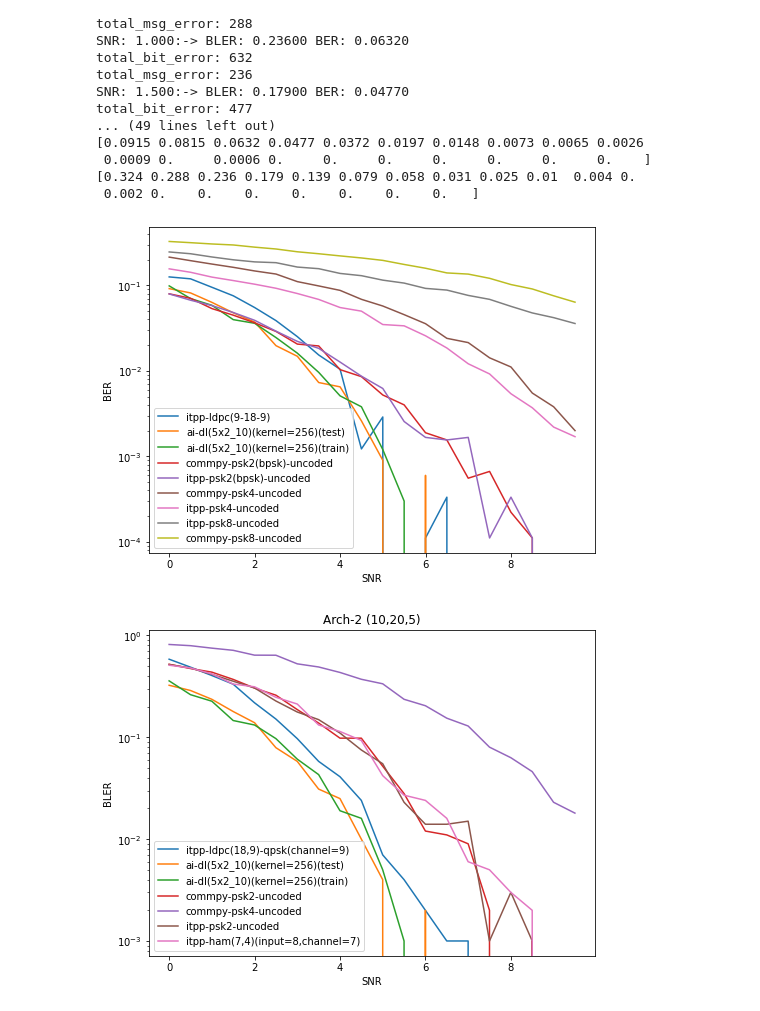
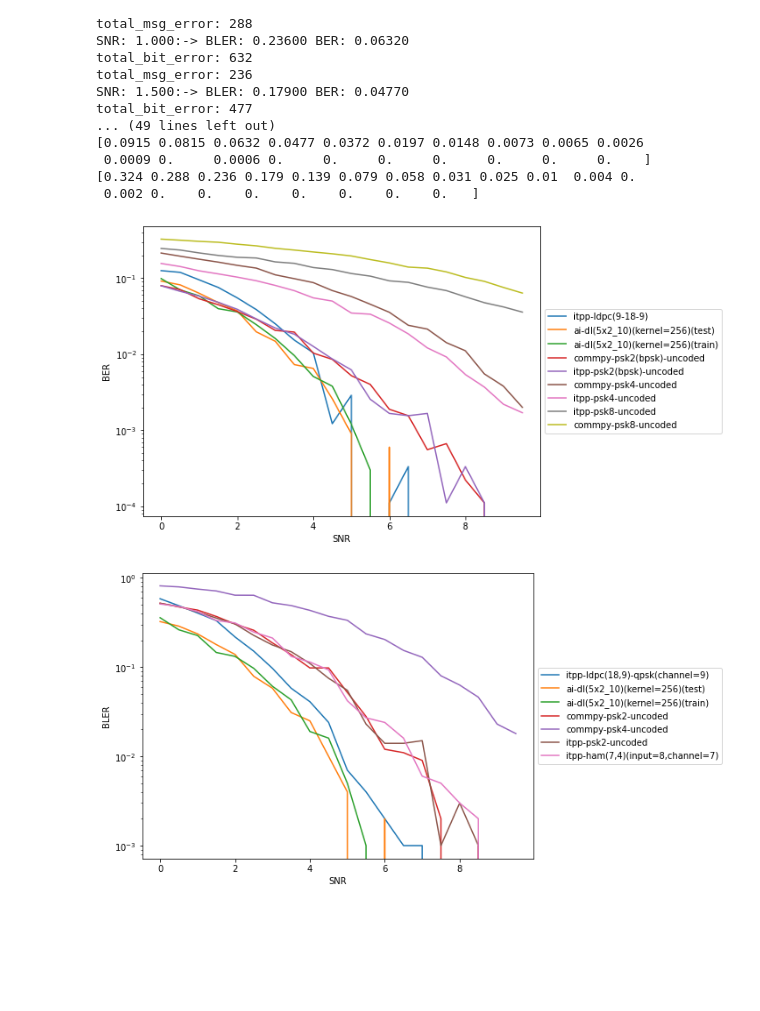
Before and after one commit to iamviji/project, a Jupyter notebook: Report/CNNAE_5x2_8_10.ipynb, the cells around one changed output. Cells and saved outputs as stored; diff of their text form; code cells hidden in the pictures; blank space fills up the shorter version.

```diff
--- a/Report/CNNAE_5x2_8_10.ipynb
+++ b/Report/CNNAE_5x2_8_10.ipynb
@@ -532,29 +534,29 @@ total_bit_error: 477
 # %%
 import matplotlib.pyplot as plt
 %matplotlib inline
 snrs = numpy.arange (SNR_BEGIN, SNR_END, SNR_STEP_SIZE)
 fig, (ax1) = plt.subplots(1,1,figsize=(8,6))
 ax1.semilogy(snrs,ber_per_iter_ldpc_itpp_psk_4,'', label="itpp-ldpc(9-18-9)") # plot BER vs SNR
 ax1.semilogy(snrs,ber_per_iter_dl_tensor2,'', label="ai-dl(5x2_10)(kernel=256)(test)") # plot BER vs SNR
 ax1.semilogy(snrs,ber_per_iter_dl_tensor1,'', label="ai-dl(5x2_10)(kernel=256)(train)") # plot BER vs SNR
 ax1.semilogy(snrs,ber_per_iter_uncoded_commpy_psk_2,'', label="commpy-psk2(bpsk)-uncoded") # plot BER vs SNR
 ax1.semilogy(snrs,ber_per_iter_uncoded_itpp_psk_2,'', label="itpp-psk2(bpsk)-uncoded") # plot BER vs SNR
 ax1.semilogy(snrs,ber_per_iter_uncoded_commpy_psk_4,'', label="commpy-psk4-uncoded") # plot BER vs SNR
 ax1.semilogy(snrs,ber_per_iter_uncoded_itpp_psk_4,'', label="itpp-psk4-uncoded") # plot BER vs SNR
 #ax1.semilogy(snrs,ber_per_iter_ham_itpp_psk_4,'', label="itpp-ham(7,4)(input=8,channel=7)") # plot BER vs SNR
 ax1.semilogy(snrs,ber_per_iter_uncoded_itpp_psk_8,'', label="itpp-psk8-uncoded") # plot BER vs SNR
 ax1.semilogy(snrs,ber_per_iter_uncoded_commpy_psk_8,'', label="commpy-psk8-uncoded") # plot BER vs SNR
 #ax1.semilogy(snrs,PSK_2_BER_theory[0:20],'', label="psk2-theory") # plot BER vs SNR
 #ax1.semilogy(snrs,PSK_4_BER_theory[0:20],'', label="psk4-theory") # plot BER vs SNR
 #ax1.semilogy(snrs,PSK_8_BER_theory[0:20],'', label="psk8-theory") # plot BER vs SNR
 ax1.set_ylabel('BER')
 ax1.set_xlabel('SNR')
 #ax1.set_title('Arch-2 ({},{},{})'.format(input_message_length,2*input_message_length, channel_size))
 plt.savefig('ldpc_ber_{}_{}.png'.format(2*channel_size,input_message_length))
-plt.legend ()
+plt.legend(loc='center left', bbox_to_anchor=(1, 0.5))
 plt.show()
 # %% [output]
-[figure, old version]
+[figure, new version]
 # %%
 import matplotlib.pyplot as plt
 %matplotlib inline
@@ -569,7 +571,7 @@ ax1.semilogy(snrs,bler_per_iter_uncoded_itpp_psk_2,'', label="itpp-psk2-uncoded"
 ax1.semilogy(snrs,bler_per_iter_ham_itpp_psk_4,'', label="itpp-ham(7,4)(input=8,channel=7)") # plot BER vs SNR
 ax1.set_ylabel('BLER')
 ax1.set_xlabel('SNR')
-ax1.set_title('Arch-2 ({},{},{})'.format(input_message_length,2*input_message_length, channel_size))
+#ax1.set_title('Arch-2 ({},{},{})'.format(input_message_length,2*input_message_length, channel_size))
 #ax2.plot(snrs,times_per_iter_pyldpc,'', label="pyldpc") # plot decode timing for different SNRs
 #ax2.plot(snrs,times_per_iter_tensor,'', label="tensor") # plot decode timing for different SNRs
 #ax2.plot(snrs,times_per_iter_awgn,'', label="commpy-awgn") # plot decode timing for different SNRs
@@ -582,7 +584,7 @@ ax1.set_title('Arch-2 ({},{},{})'.format(input_message_length,2*input_message_le
 #            horizontalalignment='right',
 #            verticalalignment='bottom')
 plt.savefig('ldpc_ber_{}_{}.png'.format(2*channel_size,input_message_length))
-plt.legend ()
+plt.legend(loc='center left', bbox_to_anchor=(1, 0.5))
 plt.show()
 # %% [output]
-[figure, old version]
+[figure, new version]
```
Also changed, not shown: parts of 3 cells of this notebook.
